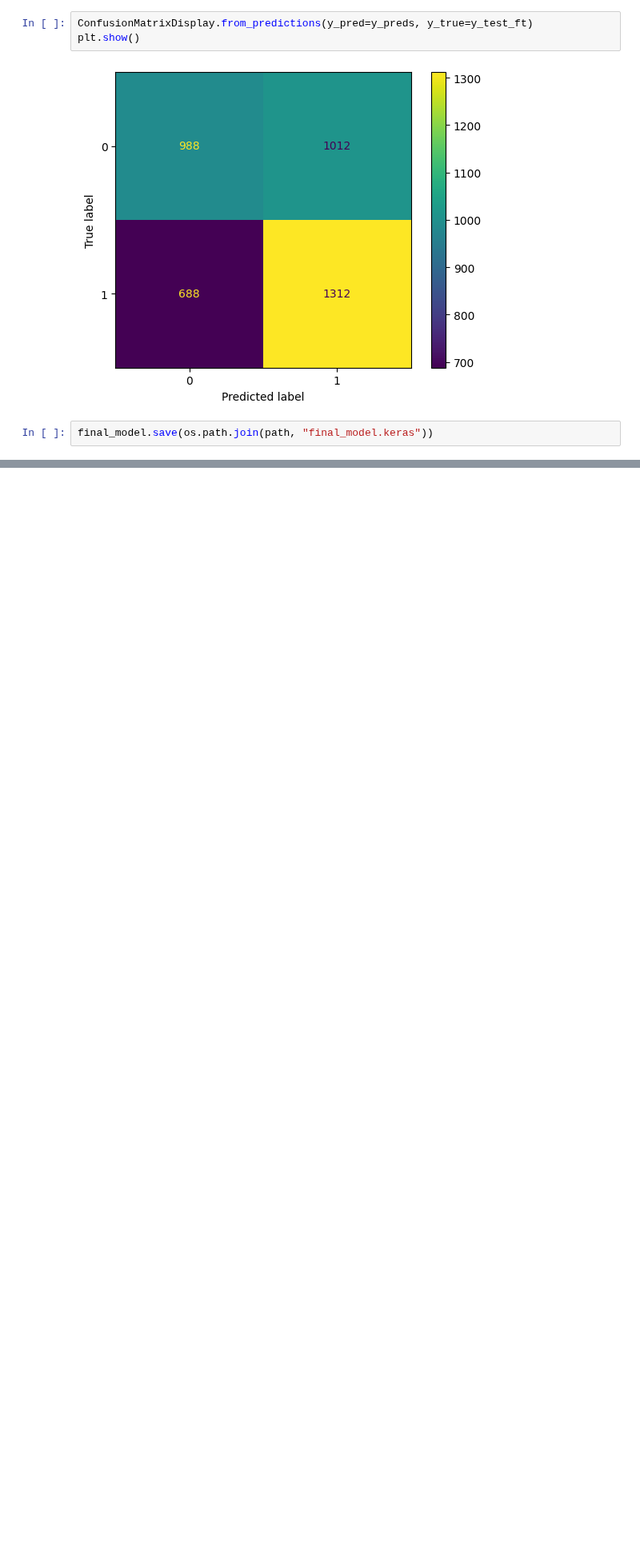
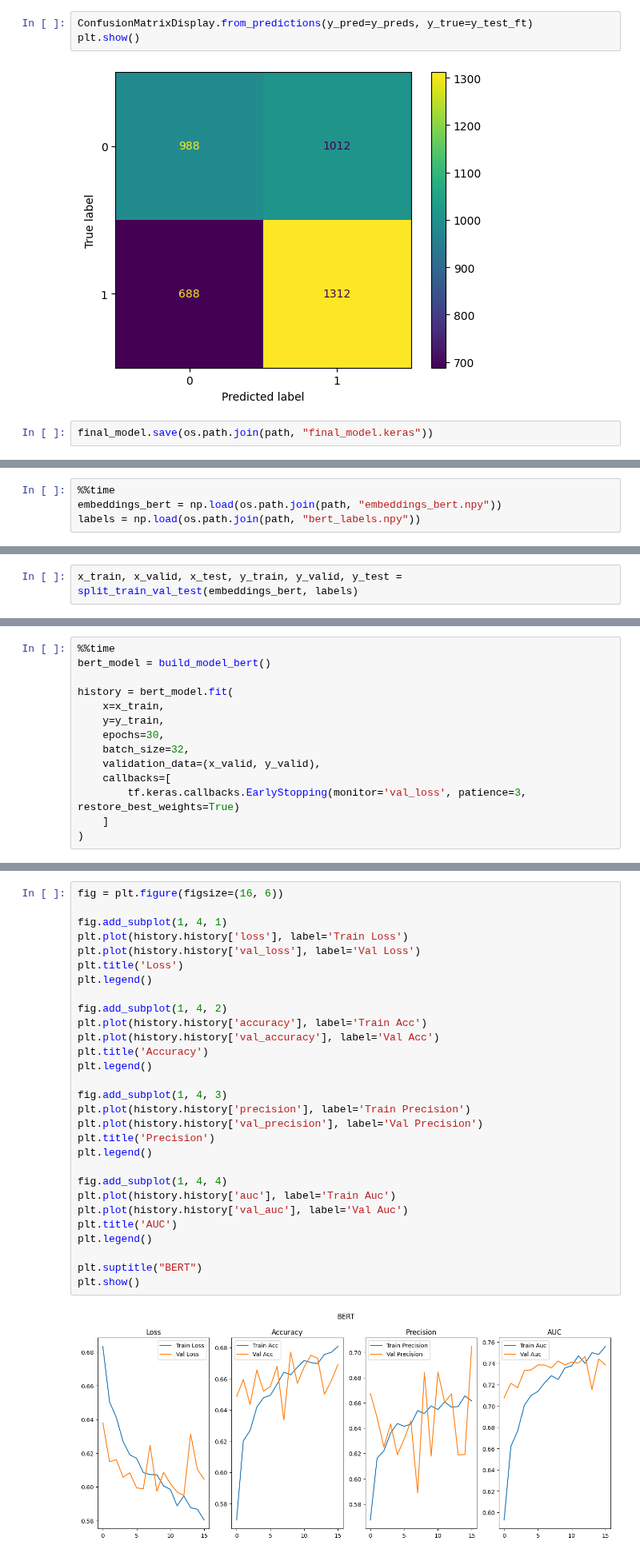
Before and after one commit to amadousysada/Sentiment-Analysis, a Jupyter notebook: notebooks/p7_02_modelisation.ipynb, the cells around one changed output, grey strips where cells are left out. Shown at 80% size. Cells and saved outputs as stored; diff of their text form; blank space fills up the shorter version.

```diff
--- a/notebooks/p7_02_modelisation.ipynb
+++ b/notebooks/p7_02_modelisation.ipynb
@@ -1105,0 +1110,4 @@ final_model.save(os.path.join(path, "final_model.keras"))
+# %%
+%%time
+embeddings_bert = np.load(os.path.join(path, "embeddings_bert.npy"))
+labels = np.load(os.path.join(path, "bert_labels.npy"))
@@ -1105,0 +1127,2 @@ final_model.save(os.path.join(path, "final_model.keras"))
+# %%
+x_train, x_valid, x_test, y_train, y_valid, y_test = split_train_val_test(embeddings_bert, labels)
@@ -1105,0 +1150,14 @@ final_model.save(os.path.join(path, "final_model.keras"))
+# %%
+%%time
+bert_model = build_model_bert()
+
+history = bert_model.fit(
+    x=x_train,
+    y=y_train,
+    epochs=30,
+    batch_size=32,
+    validation_data=(x_valid, y_valid),
+    callbacks=[
+        tf.keras.callbacks.EarlyStopping(monitor='val_loss', patience=3, restore_best_weights=True)
+    ]
+)
@@ -1105,0 +1182,31 @@ final_model.save(os.path.join(path, "final_model.keras"))
+# %%
+fig = plt.figure(figsize=(16, 6))
+
+fig.add_subplot(1, 4, 1)
+plt.plot(history.history['loss'], label='Train Loss')
+plt.plot(history.history['val_loss'], label='Val Loss')
+plt.title('Loss')
+plt.legend()
+
+fig.add_subplot(1, 4, 2)
+plt.plot(history.history['accuracy'], label='Train Acc')
+plt.plot(history.history['val_accuracy'], label='Val Acc')
+plt.title('Accuracy')
+plt.legend()
+
+fig.add_subplot(1, 4, 3)
+plt.plot(history.history['precision'], label='Train Precision')
+plt.plot(history.history['val_precision'], label='Val Precision')
+plt.title('Precision')
+plt.legend()
+
+fig.add_subplot(1, 4, 4)
+plt.plot(history.history['auc'], label='Train Auc')
+plt.plot(history.history['val_auc'], label='Val Auc')
+plt.title('AUC')
+plt.legend()
+
+plt.suptitle("BERT")
+plt.show()
+# %% [output]
+[figure, added]
```
Also changed, not shown: parts of 15 cells of this notebook.
